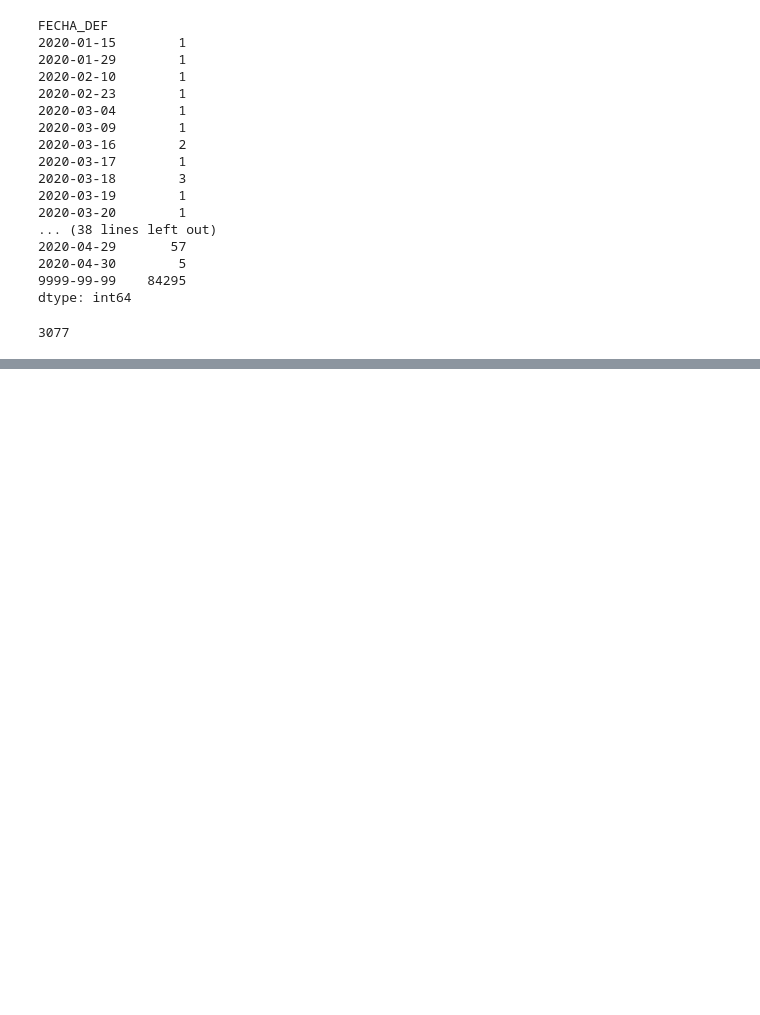
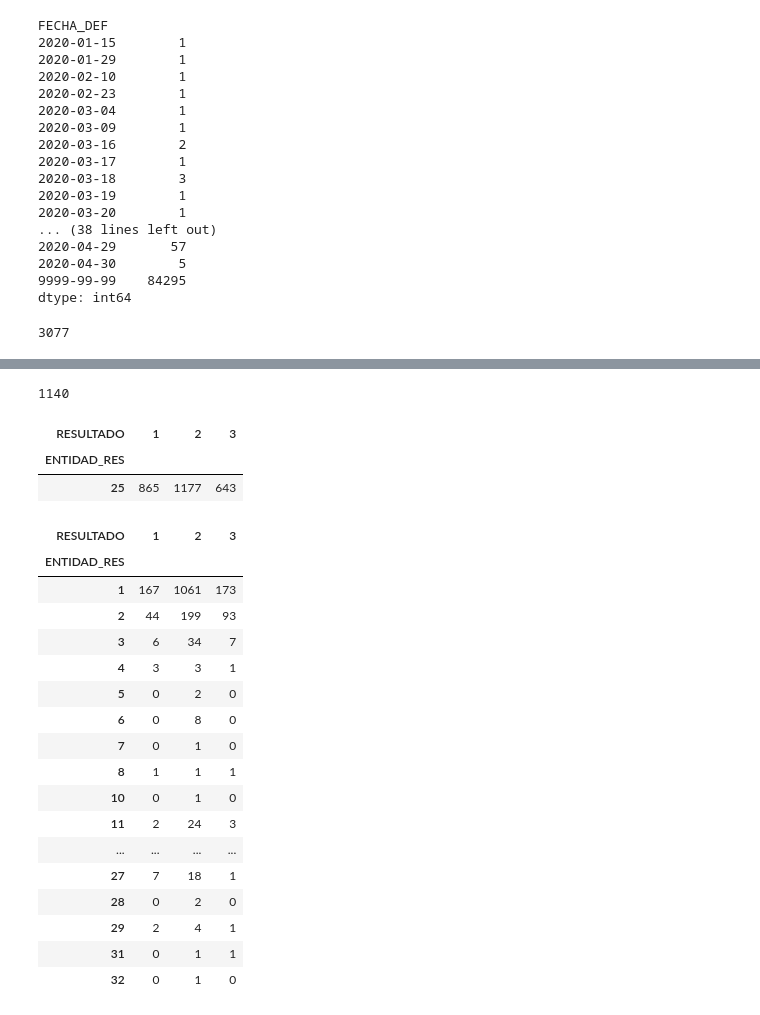
Before and after one commit to RubeVi17/covid19_mx, a Jupyter notebook: covid.ipynb, the cells around one changed output, grey strips where cells are left out. Drawn from its saved outputs; the diff is of its cells as text; code cells hidden in the pictures; blank space fills up the shorter version.

```diff
--- a/covid.ipynb
+++ b/covid.ipynb
@@ -334,0 +305,35 @@ pd.crosstab(df.ENTIDAD_RES[df.MUNICIPIO_RES == 4], df.RESULTADO)
+# %%
+#aqui buscamos los resultados de la entidad 25, correspondiete a sinaloa, y le restamos los casos donde no hay un sesgo (9999-99-99)
+#que la estaremos manejando como nula
+print(df.ENTIDAD_RES[df.ENTIDAD_RES == 2].count() - 2485)
+# %% [output]
+1140
+# %%
+#En este bloque buscamos donde el estado responsable sea 25, en este caso estamos buscando los datos del estado de sinaloa
+pd.crosstab(df.ENTIDAD_RES[df.ENTIDAD_RES == 25], df.RESULTADO)
+# %% [output]
+| RESULTADO | 1 | 2 | 3 |
+| ENTIDAD_RES |  |  |  |
+| 25 | 865 | 1177 | 643 |
+# %%
+#buscamos los resultados donde el municipio sea el 1, en este caso estamos buscando donde el municipio es ahome
+pd.crosstab(df.ENTIDAD_RES[df.MUNICIPIO_RES == 1], df.RESULTADO)
+# %% [output]
+| RESULTADO | 1 | 2 | 3 |
+| ENTIDAD_RES |  |  |  |
+| 1 | 167 | 1061 | 173 |
+| 2 | 44 | 199 | 93 |
+| 3 | 6 | 34 | 7 |
+| 4 | 3 | 3 | 1 |
+| 5 | 0 | 2 | 0 |
+| 6 | 0 | 8 | 0 |
+| 7 | 0 | 1 | 0 |
+| 8 | 1 | 1 | 1 |
+| 10 | 0 | 1 | 0 |
+| 11 | 2 | 24 | 3 |
+| ... | ... | ... | ... |
+| 27 | 7 | 18 | 1 |
+| 28 | 0 | 2 | 0 |
+| 29 | 2 | 4 | 1 |
+| 31 | 0 | 1 | 1 |
+| 32 | 0 | 1 | 0 |
```
Also changed, not shown: parts of 5 cells of this notebook.
